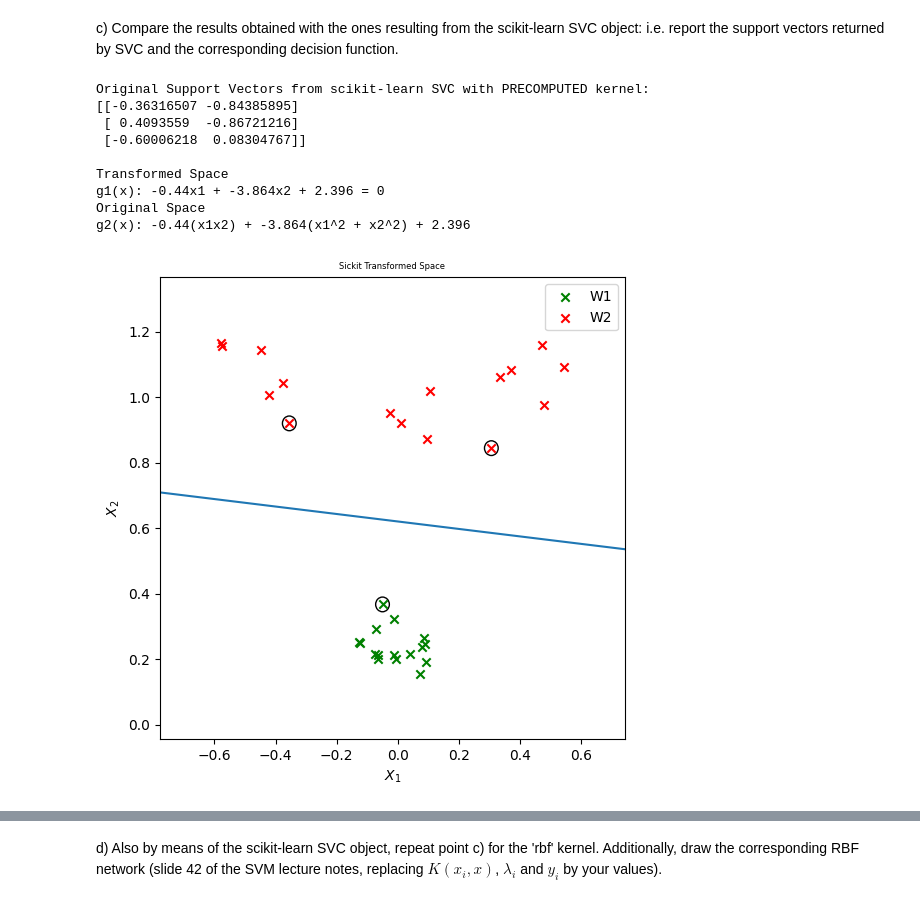
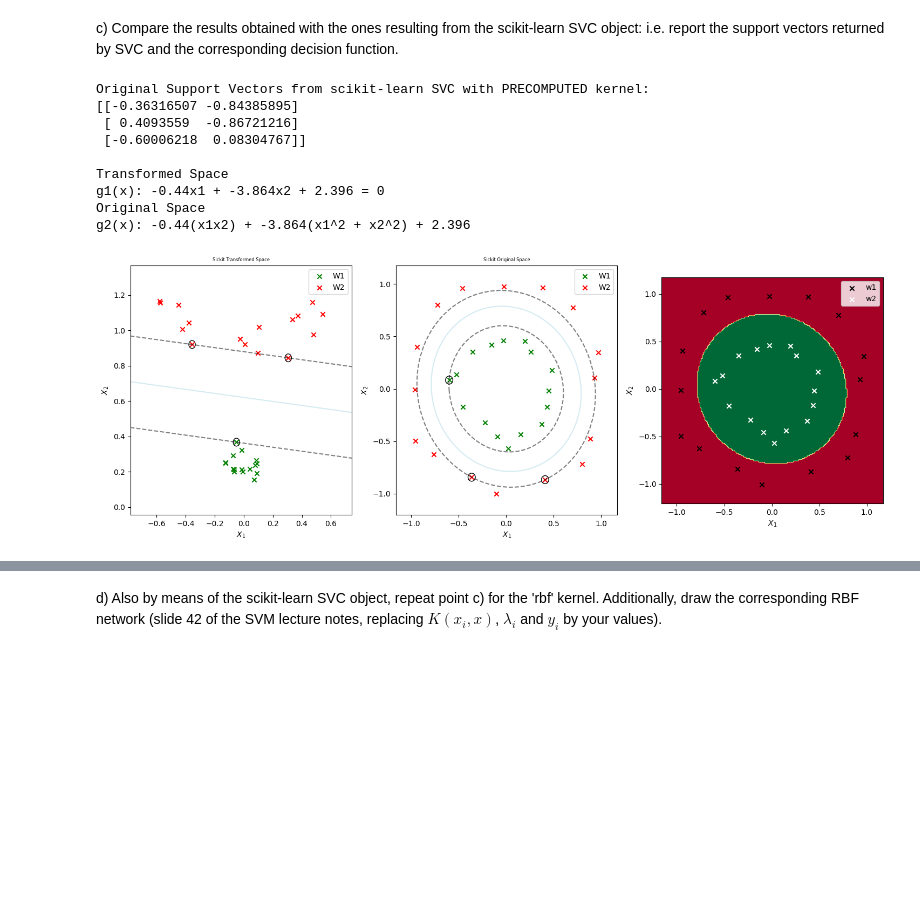
Before and after one commit to pedromartip/Instance-based-learning, a Jupyter notebook: NewHandout3.ipynb, the cells around one changed output, grey strips where cells are left out. Saved outputs shown, nothing was run; the diff lists cells and outputs as text; code cells hidden in the pictures; blank space fills up the shorter version.

```diff
--- a/NewHandout3.ipynb
+++ b/NewHandout3.ipynb
@@ -353,10 +347,8 @@ def build_H_wpk(X, y, gamma, r, q):
         H.append(rows)
     return H
 
-def calculate_w_wpk(X_trans,y,lm, index = []):
-    index = index
-    if len(index) == 0:
-        index = [i for i, lamb in enumerate(lm) if lamb[0] > 1e-6] #Index of values different of 0
+def calculate_w_wpk(X_trans,y,lm):
+    index = [i for i, lamb in enumerate(lm) if lamb[0] > 1e-6] #Index of values different of 0
     w = [0,0]
     for i in index:
         w += np.multiply(lm[i]*y[i],X_trans[i])
@@ -375,8 +367,8 @@ def calculate_w0_wpk(X_trans,y,w,lm, index = []):
 '''PLOT FUNCTION'''
 #Create this function in order to plot the non-linear decision function in the original space
 #The transformed space can be plotted with the plot_l_decision_func function
-def plot_non_l_decision_func(X_s, y_s, sv_s, w_s, w0_s, plot_title_s:str = 'Plot'):
-    plt.figure(figsize=(6, 6))
+def plot_non_l_decision_func(X_s, y_s, sv_s, w_s, w0_s, plt, plot_title_s:str = 'Plot'):
+    #plt.figure(figsize=(6, 6))
 
         # Set the limits of the axes for better visualization
     x1lim = [X_s[:, 0].min(), X_s[:, 0].max()]
@@ -387,17 +379,19 @@ def plot_non_l_decision_func(X_s, y_s, sv_s, w_s, w0_s, plot_title_s:str = 'Plot
 
         #Add the decision curve
     #Create x values
-    limit = np.sqrt(abs(w0_s[0]/w_s[1]))
-    x_values = np.linspace(-limit, limit, 1000)
-
-        #Calculate corresponding y values with decision function
-    #we disregard the value of the first term for easy implementation of the decision curve.
-    y_values = np.sqrt((-x_values**2)-(w0_s[0]/w_s[1]))
-    y_values2 = -np.sqrt((-x_values**2)-(w0_s[0]/w_s[1]))
-
-        #Add the decission line to the plot
-    plt.plot(x_values, y_values, color = 'lightblue')
-    plt.plot(x_values, y_values2, color = 'lightblue')
+    num = 500
+    xx = np.linspace(x1lim[0]-0.2, x1lim[1]+0.2, num)
+    yy = np.linspace(x2lim[0]-0.2, x2lim[1]+0.2, num)
+    YY, XX = np.meshgrid(yy, xx)
+    Z = np.zeros((num * num,1))
+    k = 0
+    for x1 in xx:
+        for x2 in yy:
+            Z[k] = w_s[0]*(x1*x2) + w_s[1]*((x1)**2 + (x2)**2) + abs(w0_s[0])
+            k += 1
+    ax = plt.gca()
+    # specify colors for each level
+    ax.contour(XX,YY,Z.reshape(XX.shape),colors=['k', 'lightblue', 'k'],levels=[-1, 0, 1],alpha=0.5,linestyles=['--', '-', '--'])
 
         #Add the circles in supported vector machines
     #Locate the support vectors stored in sv
@@ -571,34 +571,38 @@ sv_p_trans = X_trans2[index_sv_precomputed]
 print(f'Original Support Vectors from scikit-learn SVC with PRECOMPUTED kernel: \n{sv_p}')
 
 '''Calculate the decision curve'''
 lm_p = create_lambda(index_sv_precomputed,len(X_2),svm_precomputed)
 w_p = calculate_w_wpk(X_trans2,y_2,lm_p)
 
 w0_p = calculate_w0_wpk(X_trans2,y_2,w_p,lm_p)
 
 #TRANSFORMED SPACE
 print(f'\nTransformed Space\ng1(x): {w_p[0].round(3)}x1 + {w_p[1].round(3)}x2 + {w0_p[0].round(3)} = 0')
 
 #ORIGINAL SPACE
 print(f'Original Space\ng2(x): {w_p[0].round(3)}(x1x2) + {w_p[1].round(3)}(x1^2 + x2^2) + {w0_p[0].round(3)}')
 
 
+plt.figure(figsize=(18, 6))
 #PLOT TRANSFORMED SPACE
-plot_l_decision_func(X_trans2,y_2,sv_p_trans,w_p,w0_p,'Sickit Transformed Space')
+plt.subplot(1, 3, 1)
+plot_l_decision_func(X_trans2,y_2,sv_p_trans,w_p,w0_p,plt,'Sickit Transformed Space')
 
 #PLOT ORIGINAL SPACE
-plot_non_l_decision_func(X_2,y_2,sv_p,w_p,w0_p,'Sickit Original Space')
+plt.subplot(1, 3, 2)
+plot_non_l_decision_func(X_2,y_2,sv_p,w_p,w0_p,plt,'Sickit Original Space')
 
 #PLOT CLASSIFICATION MAP
-plot_classification_map(X_2,oy_2,svm_precomputed,precomputed=True)
+plt.subplot(1, 3, 3)
+plot_classification_map(X_2,oy_2,svm_precomputed,plt,precomputed=True)
 # %% [output]
 Original Support Vectors from scikit-learn SVC with PRECOMPUTED kernel:
 [[-0.36316507 -0.84385895]
  [ 0.4093559  -0.86721216]
  [-0.60006218  0.08304767]]
 
 Transformed Space
 g1(x): -0.44x1 + -3.864x2 + 2.396 = 0
 Original Space
 g2(x): -0.44(x1x2) + -3.864(x1^2 + x2^2) + 2.396
-[figure, old version]
+[figure, new version]
```
Also changed, not shown: parts of 14 cells of this notebook.
